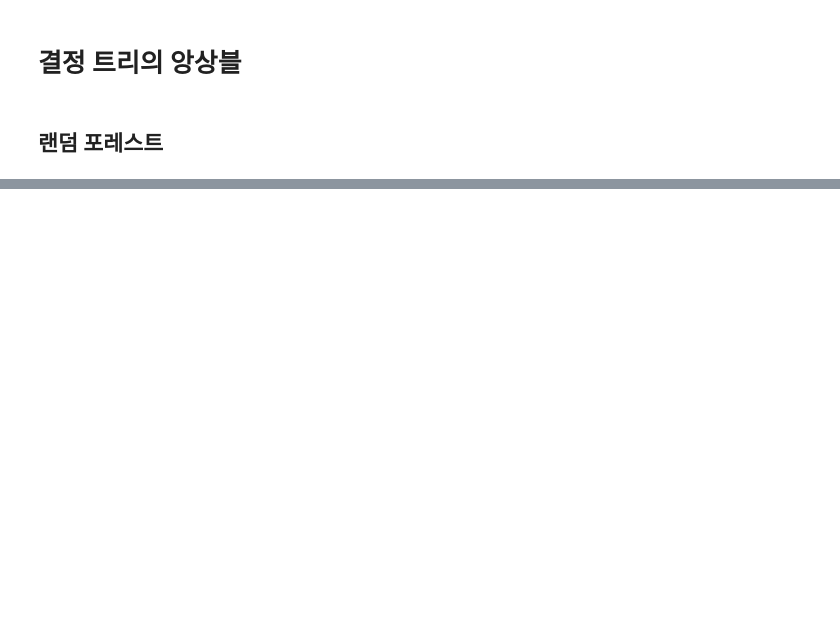
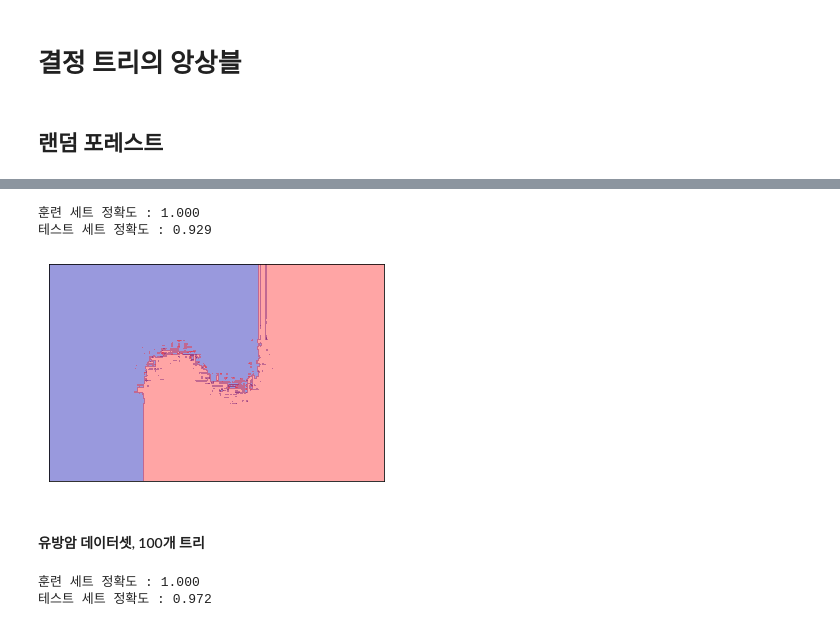
Before and after one commit to sdlee1026/machine, a Jupyter notebook: models/Supervised_Learning/ensemble_of_decisionTree.ipynb, the cells around one changed output, grey strips where cells are left out. Drawn from its saved outputs; the diff is of its cells as text; code cells hidden in the pictures; blank space fills up the shorter version.

```diff
--- a/models/Supervised_Learning/ensemble_of_decisionTree.ipynb
+++ b/models/Supervised_Learning/ensemble_of_decisionTree.ipynb
@@ -19,0 +122,26 @@
+# %%
+# 10000 개의 데이터, 100개의 트리의 경우, 완만한 결정 경계를 가지는것을 볼 수 있음
+X, y = make_moons(n_samples=10000, noise=0.25, random_state=3)
+X_train, X_test, y_train, y_test = train_test_split(X, y, stratify = y, random_state = 42)
+
+forest_100 = RandomForestClassifier(n_estimators=100, random_state=2).fit(X_train, y_train)
+mglearn.plots.plot_2d_separator(forest_100, X, fill=True, alpha=0.4)
+print('훈련 세트 정확도 : {:.3f}'.format(forest_100.score(X_train, y_train)))
+print('테스트 세트 정확도 : {:.3f}'.format(forest_100.score(X_test, y_test)))
+# %% [output]
+훈련 세트 정확도 : 1.000
+테스트 세트 정확도 : 0.929
+[figure, added]
+# %% [markdown]
+#### 유방암 데이터셋, 100개 트리
+# %%
+from sklearn.datasets import load_breast_cancer
+cancer = load_breast_cancer()
+
+X_train, X_test, y_train, y_test = train_test_split(cancer.data, cancer.target, random_state = 0)
+forest_cancer = RandomForestClassifier(n_estimators=100, random_state=0).fit(X_train, y_train)
+print('훈련 세트 정확도 : {:.3f}'.format(forest_cancer.score(X_train, y_train)))
+print('테스트 세트 정확도 : {:.3f}'.format(forest_cancer.score(X_test, y_test)))
+# %% [output]
+훈련 세트 정확도 : 1.000
+테스트 세트 정확도 : 0.972
```
Also changed, not shown: parts of 21 cells of this notebook.
